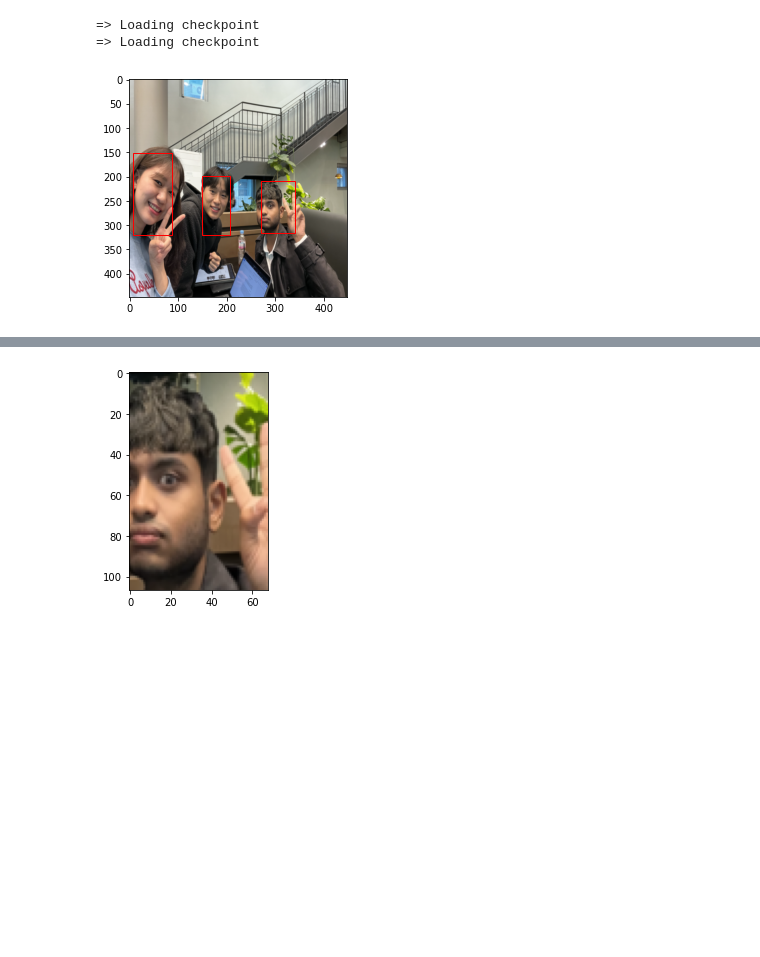
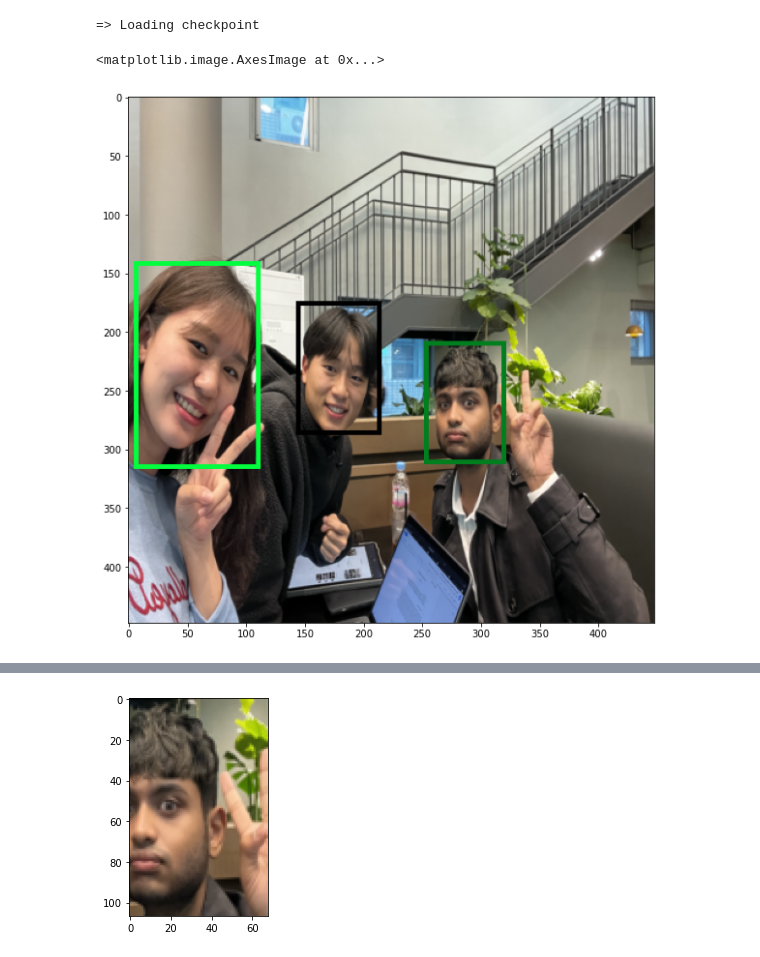
Before and after one commit to eugenekim3107/one-shot-face-recognition, a Jupyter notebook: model_demos.ipynb, the cells around one changed output, grey strips where cells are left out. Cells and saved outputs as stored; diff of their text form; code cells hidden in the pictures; blank space fills up the shorter version.

```diff
--- a/model_demos.ipynb
+++ b/model_demos.ipynb
@@ -41,9 +43,24 @@ siamese_optimizer = optim.Adam(
+# %%
+fasterRCNN_model = models.detection.fasterrcnn_mobilenet_v3_large_fpn(pretrained=True)
+in_features = fasterRCNN_model.roi_heads.box_predictor.cls_score.in_features  # we need to change the head
+n_classes = 3
+fasterRCNN_model.roi_heads.box_predictor = models.detection.faster_rcnn.FastRCNNPredictor(
+    in_features, n_classes)
+siamese_model = SiameseNetwork()
+params = [p for p in fasterRCNN_model.parameters() if p.requires_grad]
+fasterRCNN_optimizer = torch.optim.SGD(params, lr=0.001, momentum=0.9, nesterov=True, weight_decay=1e-4)
+siamese_optimizer = optim.Adam(siamese_model.parameters(), lr=1e-4)
 # %%
-checkpoint = torch.load("model1.pth.tar", map_location=torch.device("cpu"))
-start_epoch = load_checkpoint(checkpoint, yolo_model, yolo_optimizer)
-checkpoint = torch.load("siamese.pth.tar", map_location=torch.device("cpu"))
-start_epoch = load_checkpoint(checkpoint, siamese_model, siamese_optimizer)
+# checkpoint = torch.load("load_models/YOLOv1.pth.tar", map_location=torch.device("cpu"))
+# start_epoch = load_checkpoint(checkpoint, yolo_model, yolo_optimizer)
+# checkpoint = torch.load("load_models/siamese.pth.tar", map_location=torch.device("cpu"))
+# start_epoch = load_checkpoint(checkpoint, siamese_model, siamese_optimizer)
-# %% [output]
-=> Loading checkpoint
-=> Loading checkpoint
+# %%
+checkpoint = torch.load("load_models/fasterRCNN.pth.tar", map_location=torch.device("cpu"))
+fasterRCNN_model.load_state_dict(checkpoint["state_dict"])
+fasterRCNN_optimizer.load_state_dict(checkpoint["optimizer"])
+checkpoint = torch.load("load_models/siamese.pth.tar", map_location=torch.device("cpu"))
+start_epoch = load_checkpoint(checkpoint, siamese_model, siamese_optimizer)
+# %% [output]
+=> Loading checkpoint
 # %%
@@ -56,7 +73,23 @@ out = yolo_model(please)
+# %%
+fasterRCNN_model.eval()
+group_photo = "graphs_and_charts/example.png"
+image = Image.open(group_photo).convert("RGB")
+transform = Compose([transforms.Resize((448, 448)), transforms.ToTensor()])
+image, _ = transform(image, [])
+img_int = image.clone().detach()*255
+img_int = img_int.to(torch.uint8)
+with torch.no_grad():
+    prediction = fasterRCNN_model([image])
+    pred = prediction[0]
+fig = plt.figure(figsize=(14, 10))
+plt.imshow(draw_bounding_boxes(img_int,
+    pred['boxes'][pred['scores'] > 0.7], width=4
+).permute(1, 2, 0))
+# %% [output]
+<matplotlib.image.AxesImage at 0x...>
+[figure, added]
 # %%
-bboxes = cellboxes_to_boxes(out)
-bboxes = non_max_suppression(bboxes[0], iou_threshold=0.5,
-                             threshold=0.95, box_format="midpoint")
-plot_image(image.permute(1, 2, 0).to("cpu"), bboxes)
+# bboxes = cellboxes_to_boxes(out)
+# bboxes = non_max_suppression(bboxes[0], iou_threshold=0.5,
+#                              threshold=0.95, box_format="midpoint")
+# plot_image(image.permute(1, 2, 0).to("cpu"), bboxes)
-# %% [output]
-[figure, removed]
```
Also changed, not shown: parts of 5 cells of this notebook.
